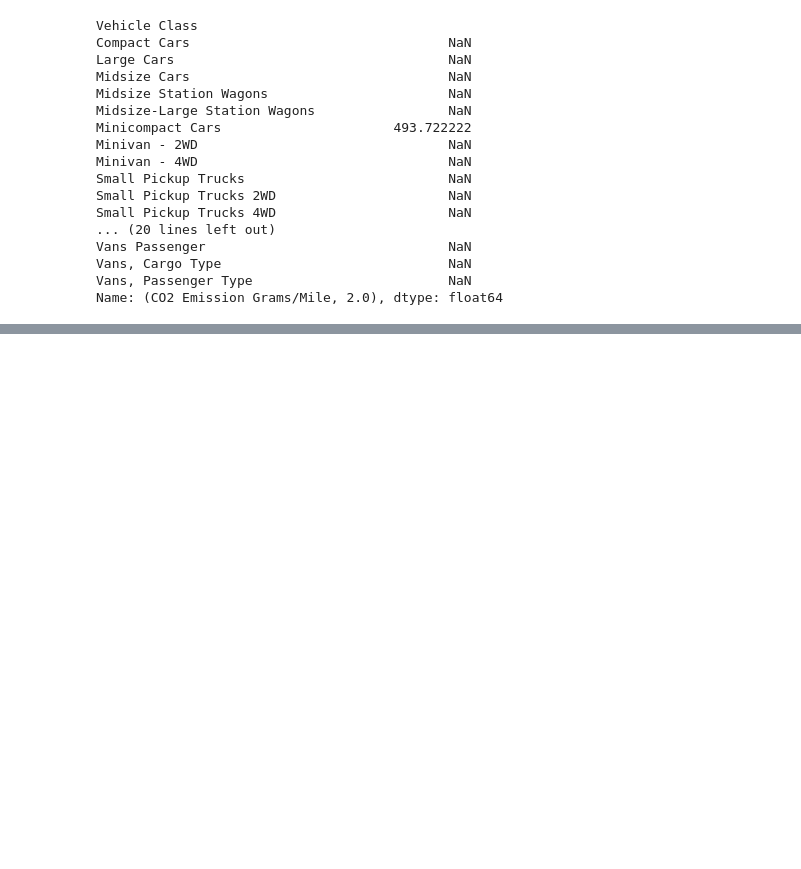
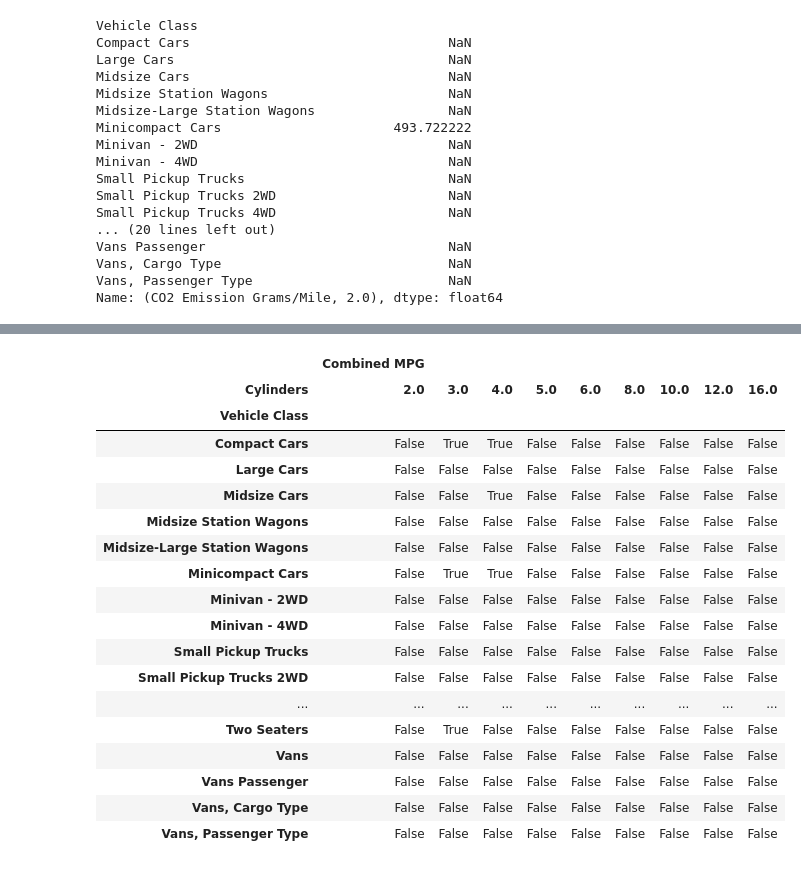
Before and after one commit to whiteboxml/teaching-ironhack-dataptmad-1910, a Jupyter notebook: week_11/pivot_tables/pivot_tables.ipynb, the cells around one changed output, grey strips where cells are left out. Saved outputs shown, nothing was run; the diff lists cells and outputs as text; code cells hidden in the pictures; blank space fills up the shorter version.

```diff
--- a/week_11/pivot_tables/pivot_tables.ipynb
+++ b/week_11/pivot_tables/pivot_tables.ipynb
@@ -269,5 +267,7 @@ vehicles.pivot_table(index=['Vehicle Class'], values=['Combined MPG', 'CO2 Emiss
 # %%
-vehicles.pivot_table(index=['Vehicle Class'], columns=['Cylinders'], values=['Combined MPG'], fill_value=0.0)
+df_agg = vehicles.pivot_table(index=['Vehicle Class'], columns=['Cylinders'], values=['Combined MPG'], fill_value=0.0)
+
+df_agg
 # %% [output]
 |  | Combined MPG |  |  |  |  |  |  |  |  |
 | Cylinders | 2.0 | 3.0 | 4.0 | 5.0 | 6.0 | 8.0 | 10.0 | 12.0 | 16.0 |
@@ -288,3 +288,25 @@ vehicles.pivot_table(index=['Vehicle Class'], columns=['Cylinders'], values=['Co
 | Vans Passenger | 0.000000 | 0.000000 | 0.000000 | 0.000000 | 17.000000 | 12.000000 | 0.000000 | 0.000000 | 0 |
 | Vans, Cargo Type | 0.000000 | 0.000000 | 21.666667 | 0.000000 | 15.152778 | 13.935943 | 12.000000 | 0.000000 | 0 |
 | Vans, Passenger Type | 0.000000 | 0.000000 | 18.000000 | 15.000000 | 14.814815 | 13.488152 | 11.000000 | 0.000000 | 0 |
+# %%
+df_agg.applymap(lambda x: x > 25)
+# %% [output]
+|  | Combined MPG |  |  |  |  |  |  |  |  |
+| Cylinders | 2.0 | 3.0 | 4.0 | 5.0 | 6.0 | 8.0 | 10.0 | 12.0 | 16.0 |
+| Vehicle Class |  |  |  |  |  |  |  |  |  |
+| Compact Cars | False | True | True | False | False | False | False | False | False |
+| Large Cars | False | False | False | False | False | False | False | False | False |
+| Midsize Cars | False | False | True | False | False | False | False | False | False |
+| Midsize Station Wagons | False | False | False | False | False | False | False | False | False |
+| Midsize-Large Station Wagons | False | False | False | False | False | False | False | False | False |
+| Minicompact Cars | False | True | True | False | False | False | False | False | False |
+| Minivan - 2WD | False | False | False | False | False | False | False | False | False |
+| Minivan - 4WD | False | False | False | False | False | False | False | False | False |
+| Small Pickup Trucks | False | False | False | False | False | False | False | False | False |
+| Small Pickup Trucks 2WD | False | False | False | False | False | False | False | False | False |
+| ... | ... | ... | ... | ... | ... | ... | ... | ... | ... |
+| Two Seaters | False | True | False | False | False | False | False | False | False |
+| Vans | False | False | False | False | False | False | False | False | False |
+| Vans Passenger | False | False | False | False | False | False | False | False | False |
+| Vans, Cargo Type | False | False | False | False | False | False | False | False | False |
+| Vans, Passenger Type | False | False | False | False | False | False | False | False | False |
```
Also changed, not shown: parts of 5 cells of this notebook, 1 other file.
